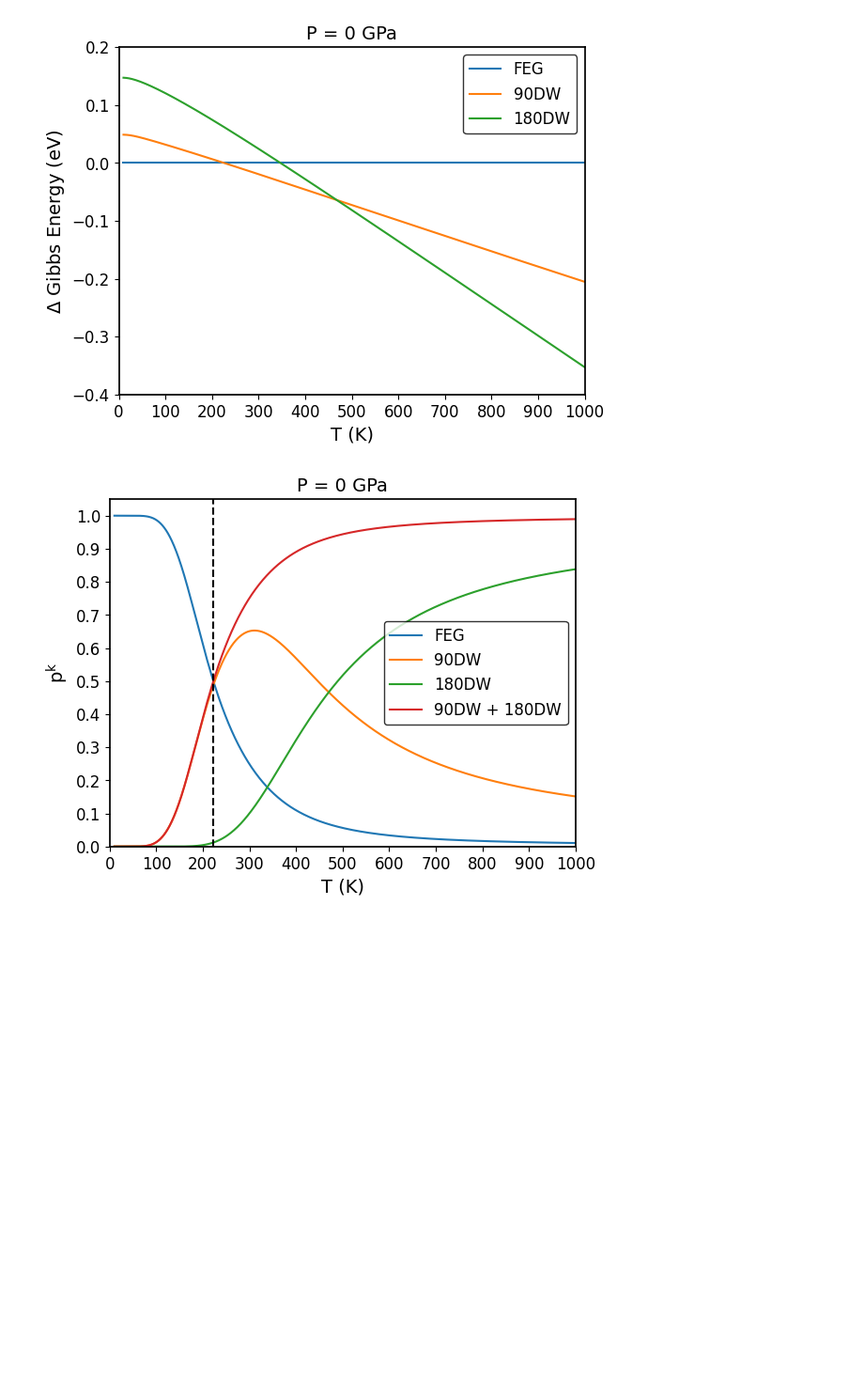
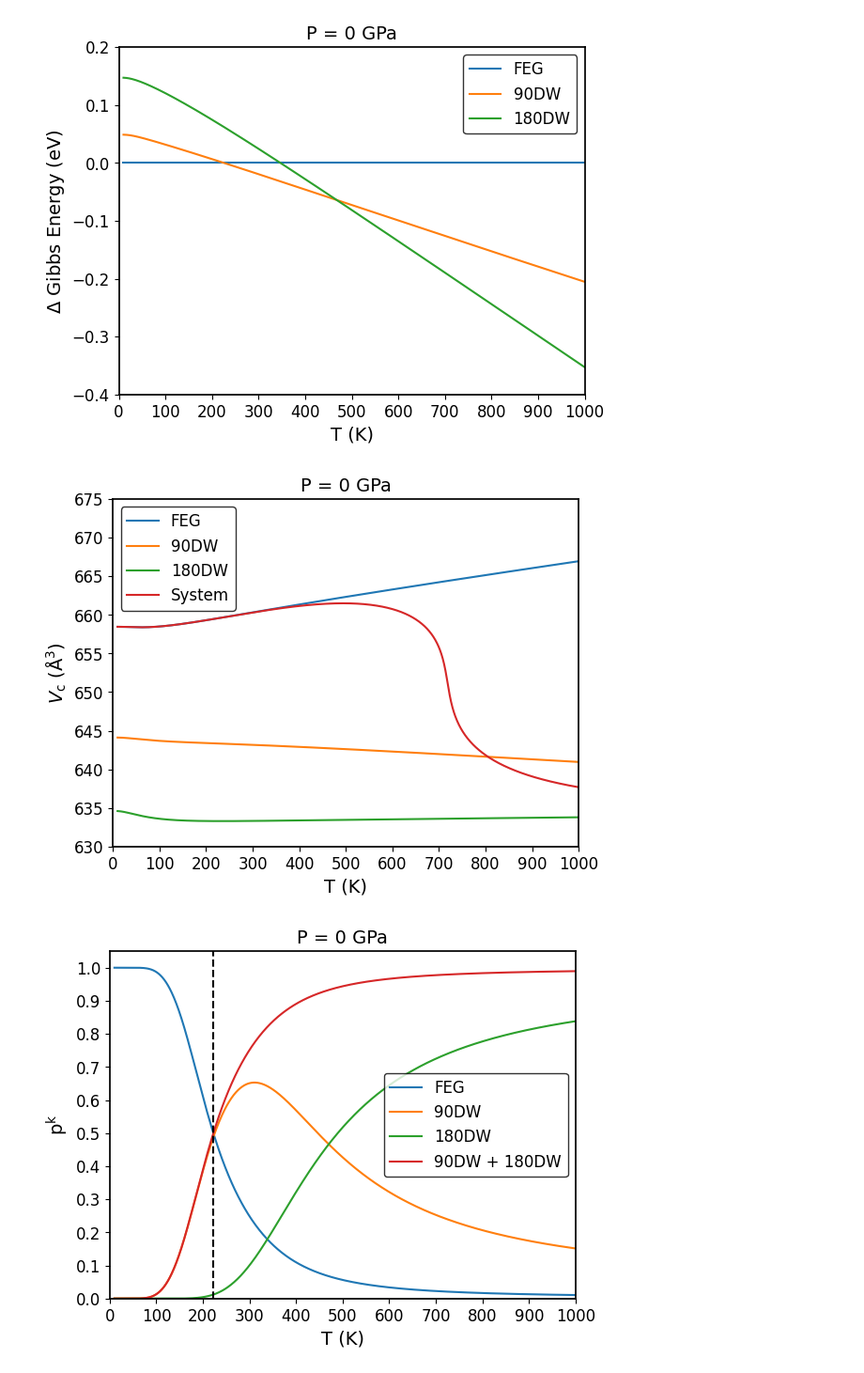
Before and after one commit to nhew1994/PyZentropy, a Jupyter notebook: plot_phonon_dos.ipynb, the cells around one changed output. Shown at 94% size. Drawn from its saved outputs; the diff is of its cells as text; code cells hidden in the pictures; blank space fills up the shorter version.

```diff
--- a/plot_phonon_dos.ipynb
+++ b/plot_phonon_dos.ipynb
@@ -151,6 +151,42 @@ plt.savefig('delta_G_vs_T.png', dpi=300, bbox_inches='tight')
 #plt.axvline(x=222, color='black', linestyle='--')
 # %% [output]
 [figure]
+# %%
+# Plot the v0 at P = 0
+FEG = np.loadtxt('property_eachev_FEG_r2SCAN')
+ninety = np.loadtxt('property_eachev_90DW_r2SCAN')
+eighty = np.loadtxt('property_eachev_180DW_r2SCAN')
+zentropy_properties = np.loadtxt('property_PF_r2SCAN')
+
+temp = FEG[:,0]
+plt.plot(temp, FEG[:,1], label='FEG')
+plt.plot(temp, ninety[:,1], label='90DW')
+plt.plot(temp, eighty[:,1], label='180DW')
+plt.plot(temp, zentropy_properties[:,1], label='System')
+plt.legend(edgecolor='black', fontsize=12)
+plt.xlabel('T (K)', fontsize=14)
+plt.ylabel(r'$V_{\text{c}}$ (Å$^3$)', fontsize=14)
+# Make the border thicker
+ax = plt.gca()
+ax.spines['top'].set_linewidth(1.25)  # Top border
+ax.spines['bottom'].set_linewidth(1.25)  # Bottom border
+ax.spines['left'].set_linewidth(1.25)  # Left border
+ax.spines['right'].set_linewidth(1.25)  # Right border
+
+ticks = np.arange(0, 1100, 100)
+plt.xticks(ticks, fontsize=12)
+plt.xlim(left=0)
+plt.xlim(right=1000)
+# Adjust the y-axis
+# Adjust the y-axis ticks font
+ticks = np.arange(630, 680, 5)
+plt.yticks(ticks, fontsize=12)
+#plt.ylim(598, 610)
+plt.title('P = 0 GPa', fontsize=14)
+
+plt.savefig('Vc_vs_T.png', dpi=300, bbox_inches='tight')
+# %% [output]
+[figure, added]
 # %%
 # Plot zentropy properties
 # [Tdir, v0, f0, s0, cv0, bb0*changeunit, sconf0, cvconf0, bconf0*changeunit, te0, cp0, cpconf0, frac]
```
Also changed, not shown: parts of 1 cell of this notebook, 13 other files.
